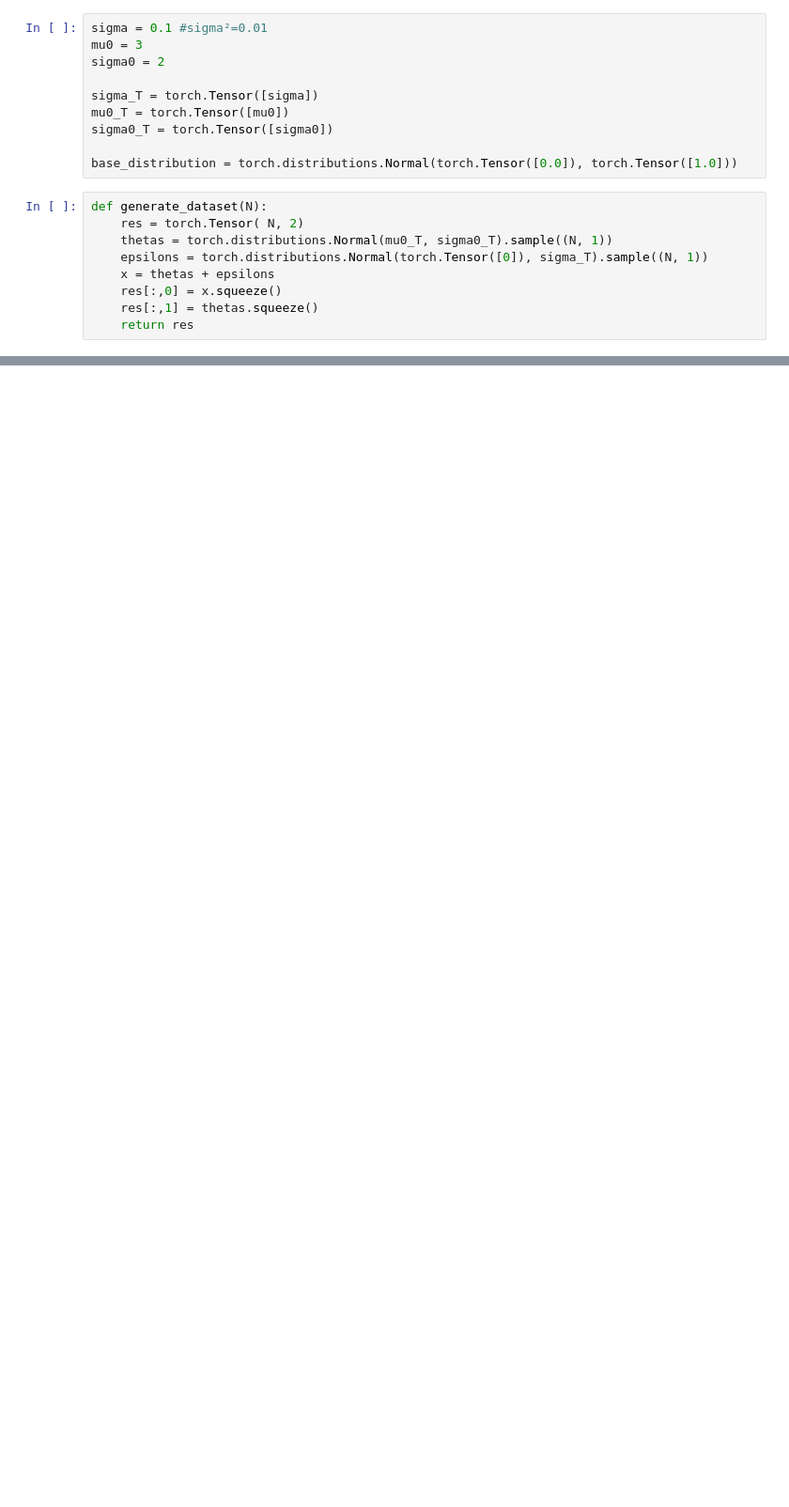
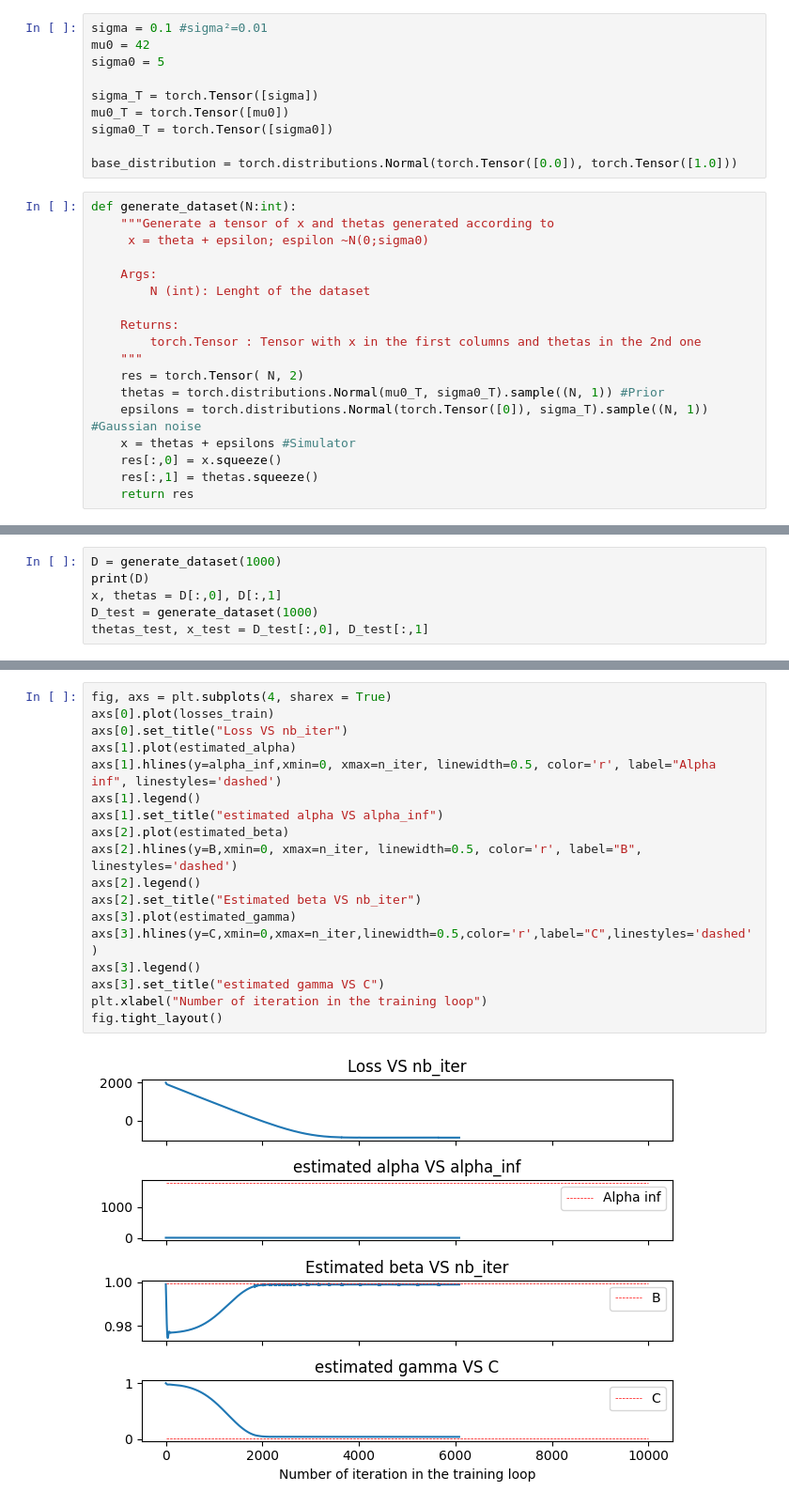
Before and after one commit to MouzaouiMatthieu/PFE, a Jupyter notebook: ConditionalFlow.ipynb, the cells around one changed output, grey strips where cells are left out. Shown at 94% size. Saved outputs shown, nothing was run; the diff lists cells and outputs as text; blank space fills up the shorter version.

Commit message:
Work in progress. Added visualization

```diff
--- a/ConditionalFlow.ipynb
+++ b/ConditionalFlow.ipynb
@@ -13,7 +30,7 @@ Simple model $x = \theta + \epsilon \ \text{with}\ \epsilon\sim \mathcal{N}(0 ;
 # %%
 sigma = 0.1 #sigma²=0.01
-mu0 = 3
-sigma0 = 2
+mu0 = 42
+sigma0 = 5
 
 sigma_T = torch.Tensor([sigma])
 mu0_T = torch.Tensor([mu0])
@@ -21,11 +38,20 @@ sigma0_T = torch.Tensor([sigma0])
 
 base_distribution = torch.distributions.Normal(torch.Tensor([0.0]), torch.Tensor([1.0]))
 # %%
-def generate_dataset(N):
+def generate_dataset(N:int):
+    """Generate a tensor of x and thetas generated according to
+     x = theta + epsilon; espilon ~N(0;sigma0)
+
+    Args:
+        N (int): Lenght of the dataset
+
+    Returns:
+        torch.Tensor : Tensor with x in the first columns and thetas in the 2nd one
+    """
     res = torch.Tensor( N, 2)
-    thetas = torch.distributions.Normal(mu0_T, sigma0_T).sample((N, 1))
-    epsilons = torch.distributions.Normal(torch.Tensor([0]), sigma_T).sample((N, 1))
-    x = thetas + epsilons
+    thetas = torch.distributions.Normal(mu0_T, sigma0_T).sample((N, 1)) #Prior
+    epsilons = torch.distributions.Normal(torch.Tensor([0]), sigma_T).sample((N, 1)) #Gaussian noise
+    x = thetas + epsilons #Simulator
     res[:,0] = x.squeeze()
     res[:,1] = thetas.squeeze()
     return res
@@ -73,0 +58,6 @@ f = flow(1.0, 1.0, 1.0, base_distribution)
+# %%
+D = generate_dataset(1000)
+print(D)
+x, thetas = D[:,0], D[:,1]
+D_test = generate_dataset(1000)
+thetas_test, x_test = D_test[:,0], D_test[:,1]
@@ -115,0 +204,20 @@ z_prime = f.forward(Z, x)
+# %%
+fig, axs = plt.subplots(4, sharex = True)
+axs[0].plot(losses_train)
+axs[0].set_title("Loss VS nb_iter")
+axs[1].plot(estimated_alpha)
+axs[1].hlines(y=alpha_inf,xmin=0, xmax=n_iter, linewidth=0.5, color='r', label="Alpha inf", linestyles='dashed')
+axs[1].legend()
+axs[1].set_title("estimated alpha VS alpha_inf")
+axs[2].plot(estimated_beta)
+axs[2].hlines(y=B,xmin=0, xmax=n_iter, linewidth=0.5, color='r', label="B", linestyles='dashed')
+axs[2].legend()
+axs[2].set_title("Estimated beta VS nb_iter")
+axs[3].plot(estimated_gamma)
+axs[3].hlines(y=C,xmin=0,xmax=n_iter,linewidth=0.5,color='r',label="C",linestyles='dashed')
+axs[3].legend()
+axs[3].set_title("estimated gamma VS C")
+plt.xlabel("Number of iteration in the training loop")
+fig.tight_layout()
+# %% [output]
+[figure, added]
```
Also changed, not shown: parts of 19 cells of this notebook.
